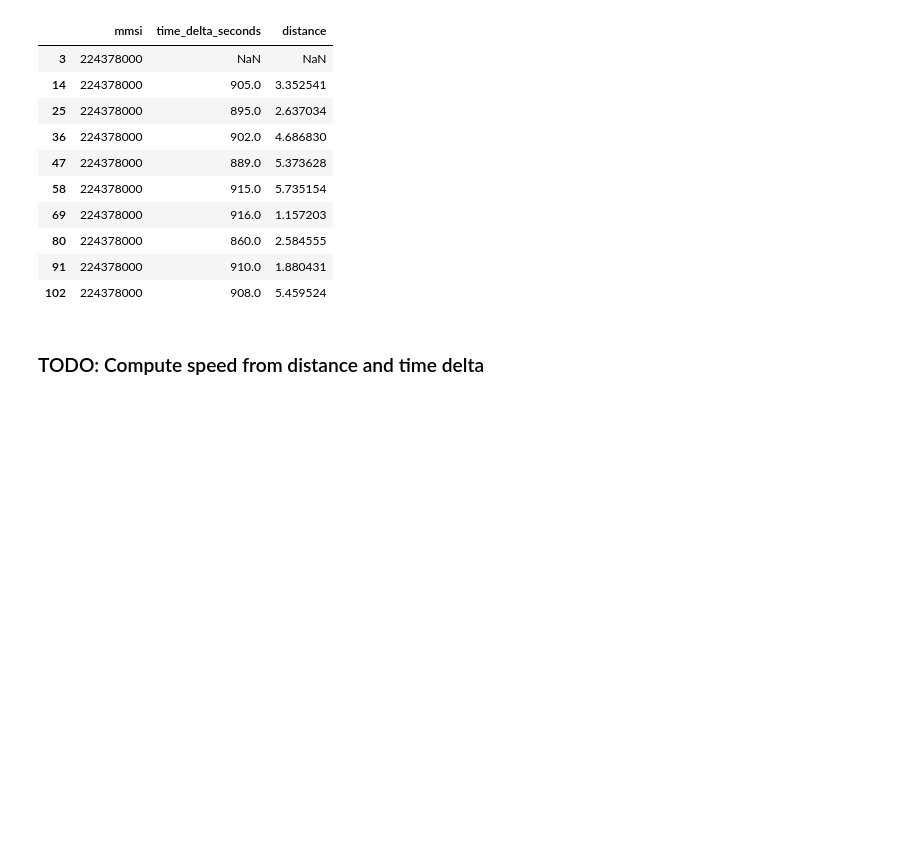
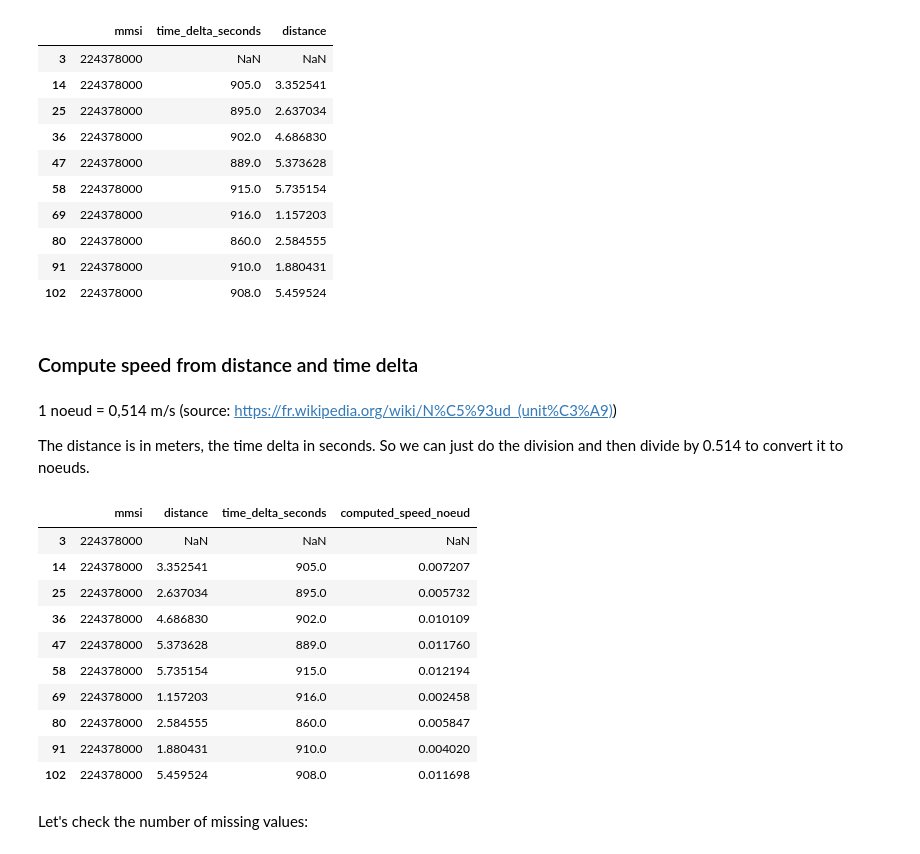
Before and after one commit to dataforgoodfr/12_bloom, a Jupyter notebook: data_analysis/notebooks/playground.ipynb, the cells around one changed output. Drawn from its saved outputs; the diff is of its cells as text; code cells hidden in the pictures; blank space fills up the shorter version.

```diff
--- a/data_analysis/notebooks/playground.ipynb
+++ b/data_analysis/notebooks/playground.ipynb
@@ -146,4 +139,8 @@ spire_positions_df.sort_values(["mmsi", "last_position_time"])[["mmsi", "time_de
 | 91 | 224378000 | 910.0 | 1.880431 |
 | 102 | 224378000 | 908.0 | 5.459524 |
 # %% [markdown]
-### TODO: Compute speed from distance and time delta
+### Compute speed from distance and time delta
+# %% [markdown]
+1 noeud = 0,514 m/s (source: https://fr.wikipedia.org/wiki/N%C5%93ud_(unit%C3%A9))
+
+The distance is in meters, the time delta in seconds. So we can just do the division and then divide by 0.514 to convert it to noeuds.
@@ -149,0 +149,16 @@ spire_positions_df.sort_values(["mmsi", "last_position_time"])[["mmsi", "time_de
+# %%
+spire_positions_df.sort_values(["mmsi", "last_position_time"])[["mmsi", "distance", "time_delta_seconds", "computed_speed_noeud"]].head(10)
+# %% [output]
+|  | mmsi | distance | time_delta_seconds | computed_speed_noeud |
+| 3 | 224378000 | NaN | NaN | NaN |
+| 14 | 224378000 | 3.352541 | 905.0 | 0.007207 |
+| 25 | 224378000 | 2.637034 | 895.0 | 0.005732 |
+| 36 | 224378000 | 4.686830 | 902.0 | 0.010109 |
+| 47 | 224378000 | 5.373628 | 889.0 | 0.011760 |
+| 58 | 224378000 | 5.735154 | 915.0 | 0.012194 |
+| 69 | 224378000 | 1.157203 | 916.0 | 0.002458 |
+| 80 | 224378000 | 2.584555 | 860.0 | 0.005847 |
+| 91 | 224378000 | 1.880431 | 910.0 | 0.004020 |
+| 102 | 224378000 | 5.459524 | 908.0 | 0.011698 |
+# %% [markdown]
+Let's check the number of missing values:
```
Also changed, not shown: parts of 28 cells of this notebook.
